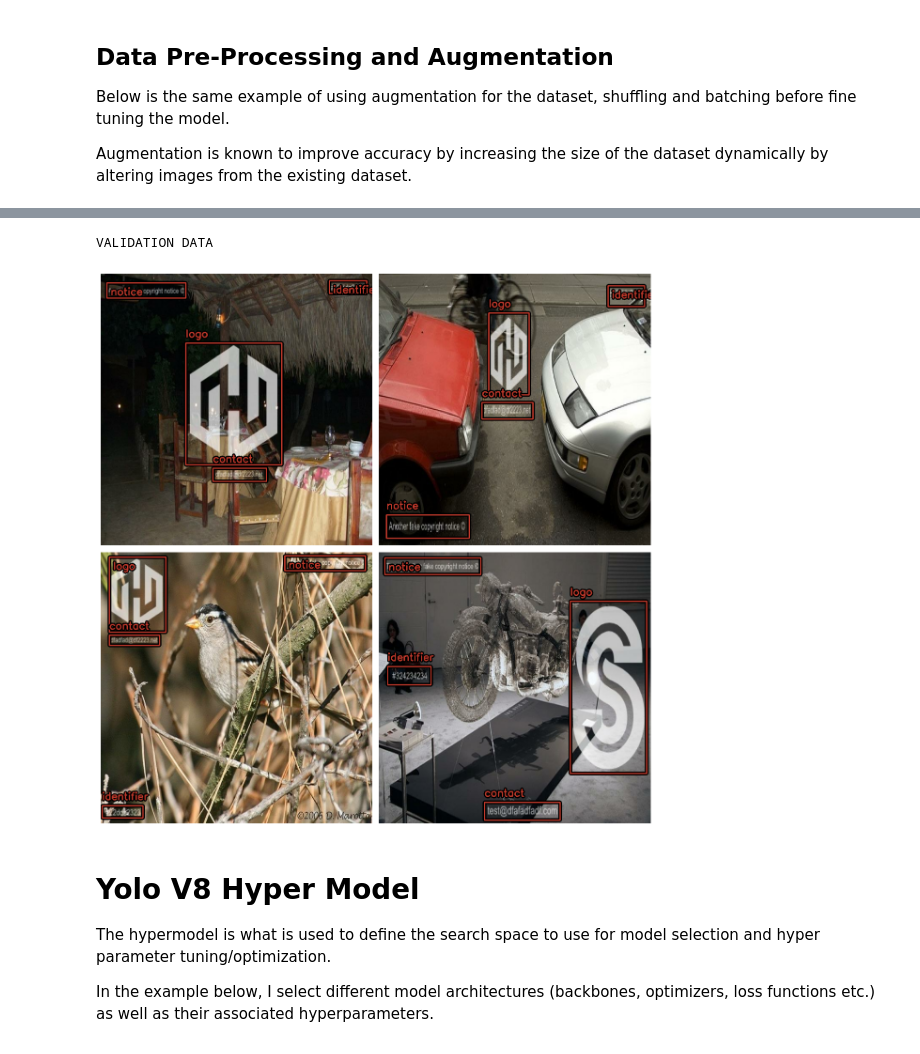
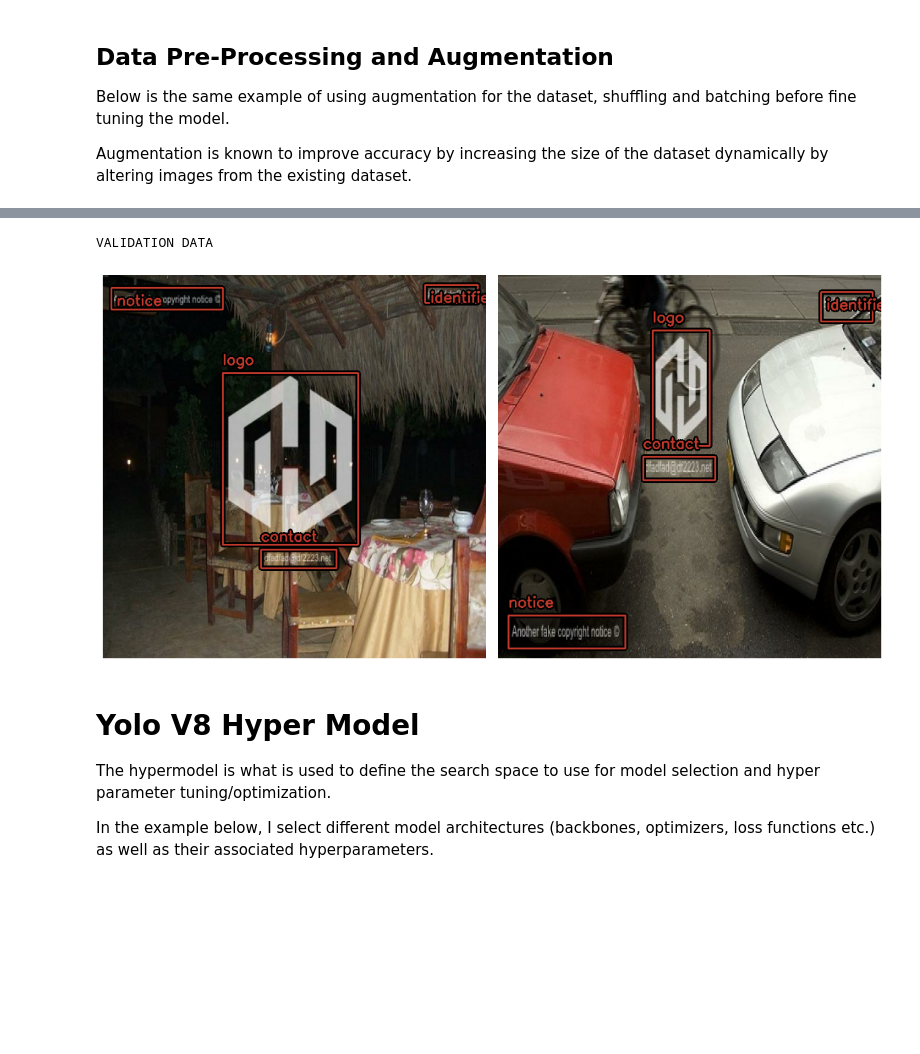
Before and after one commit to gfbarron/vwic, a Jupyter notebook: keras_cv/KerasTuner.ipynb, the cells around one changed output, grey strips where cells are left out. Drawn from its saved outputs; the diff is of its cells as text; code cells hidden in the pictures; blank space fills up the shorter version.

```diff
--- a/keras_cv/KerasTuner.ipynb
+++ b/keras_cv/KerasTuner.ipynb
@@ -144,16 +142,15 @@ TRAINING DATA
 # %%
 print("VALIDATION DATA")
 visualize_dataset(
     val_ds,
     data_loader.class_mapping,
     bounding_box_format=BOUNDING_BOX_FORMAT,
-    value_range=(0, 255),
-    rows=2,
+    rows=1,
     cols=2,
 )
 # %% [output]
 VALIDATION DATA
-[figure, old version]
+[figure, new version]
 # %% [markdown]
 # Yolo V8 Hyper Model
 
```
Also changed, not shown: parts of 3 cells of this notebook.
